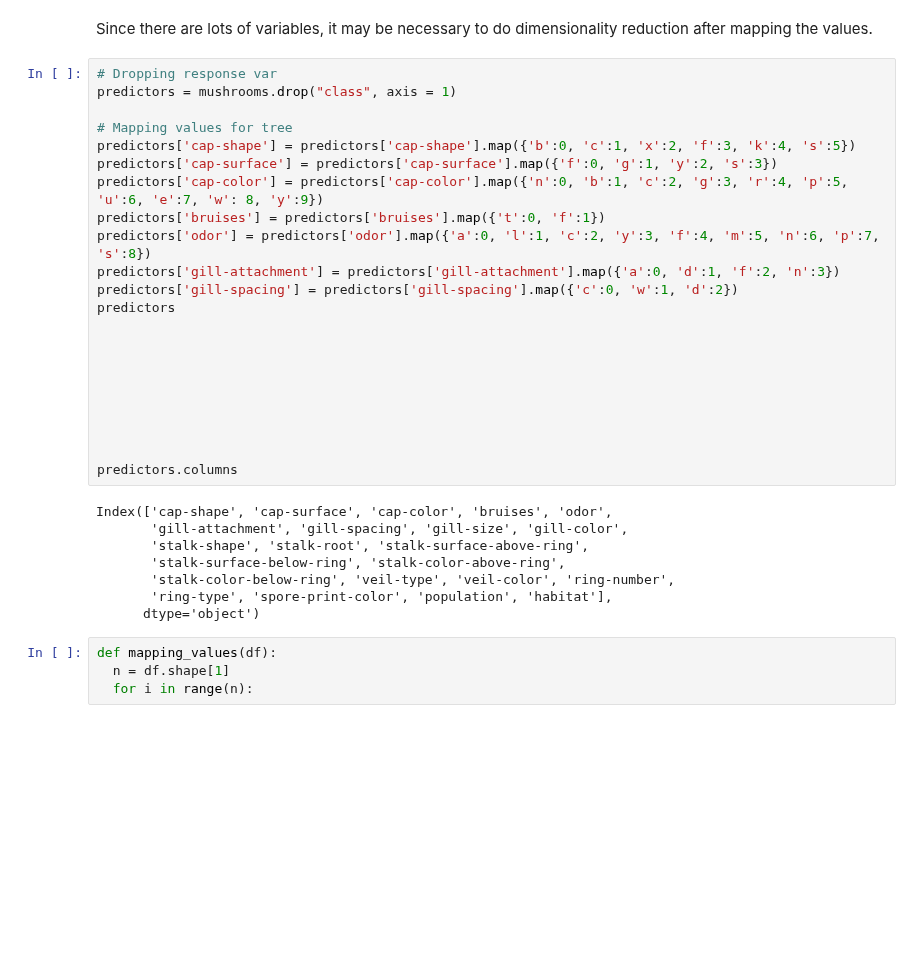
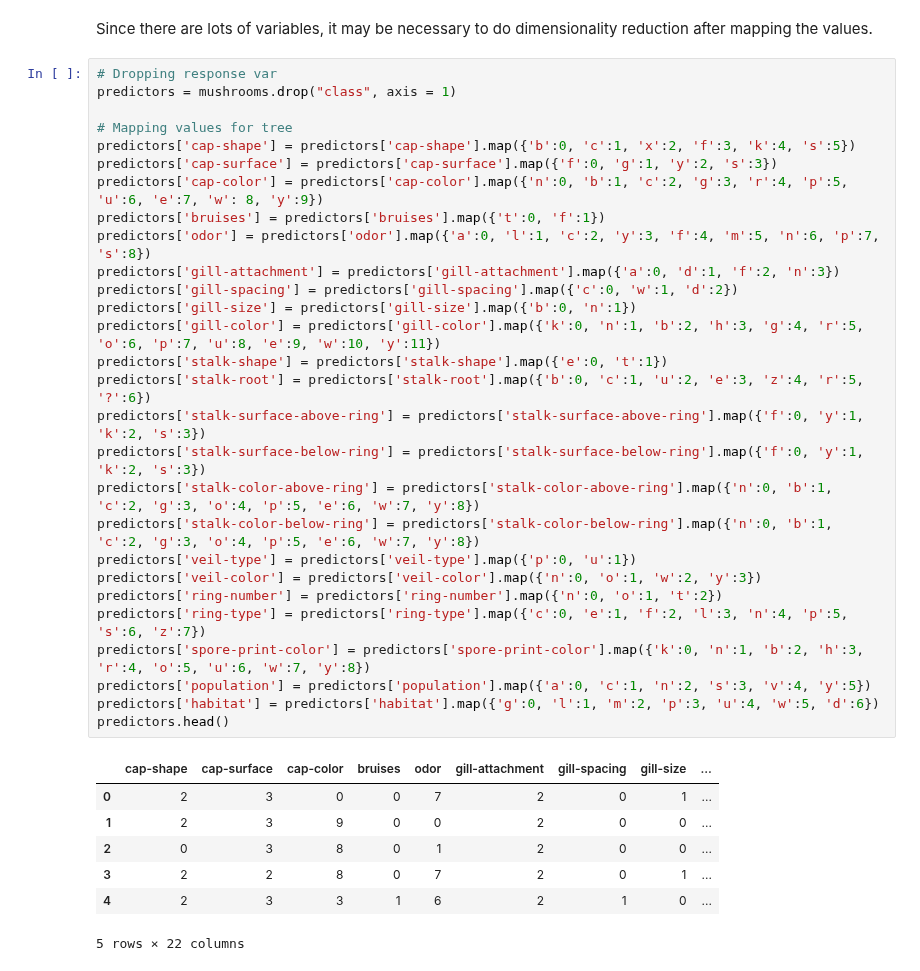
Before and after one commit to austinkirwin/public-projects, a Jupyter notebook: Python_projects/RandomForest/RandomForestModel.ipynb, the cells around one changed output. Cells and saved outputs as stored; diff of their text form; blank space fills up the shorter version.

```diff
--- a/Python_projects/RandomForest/RandomForestModel.ipynb
+++ b/Python_projects/RandomForest/RandomForestModel.ipynb
@@ -171,34 +173,36 @@ Since there are lots of variables, it may be necessary to do dimensionality redu
 # %%
 # Dropping response var
 predictors = mushrooms.drop("class", axis = 1)
 
 # Mapping values for tree
 predictors['cap-shape'] = predictors['cap-shape'].map({'b':0, 'c':1, 'x':2, 'f':3, 'k':4, 's':5})
 predictors['cap-surface'] = predictors['cap-surface'].map({'f':0, 'g':1, 'y':2, 's':3})
 predictors['cap-color'] = predictors['cap-color'].map({'n':0, 'b':1, 'c':2, 'g':3, 'r':4, 'p':5, 'u':6, 'e':7, 'w': 8, 'y':9})
 predictors['bruises'] = predictors['bruises'].map({'t':0, 'f':1})
 predictors['odor'] = predictors['odor'].map({'a':0, 'l':1, 'c':2, 'y':3, 'f':4, 'm':5, 'n':6, 'p':7, 's':8})
 predictors['gill-attachment'] = predictors['gill-attachment'].map({'a':0, 'd':1, 'f':2, 'n':3})
 predictors['gill-spacing'] = predictors['gill-spacing'].map({'c':0, 'w':1, 'd':2})
-predictors
-
-
-
-
-
-
-
-
-predictors.columns
+predictors['gill-size'] = predictors['gill-size'].map({'b':0, 'n':1})
+predictors['gill-color'] = predictors['gill-color'].map({'k':0, 'n':1, 'b':2, 'h':3, 'g':4, 'r':5, 'o':6, 'p':7, 'u':8, 'e':9, 'w':10, 'y':11})
+predictors['stalk-shape'] = predictors['stalk-shape'].map({'e':0, 't':1})
+predictors['stalk-root'] = predictors['stalk-root'].map({'b':0, 'c':1, 'u':2, 'e':3, 'z':4, 'r':5, '?':6})
+predictors['stalk-surface-above-ring'] = predictors['stalk-surface-above-ring'].map({'f':0, 'y':1, 'k':2, 's':3})
+predictors['stalk-surface-below-ring'] = predictors['stalk-surface-below-ring'].map({'f':0, 'y':1, 'k':2, 's':3})
+predictors['stalk-color-above-ring'] = predictors['stalk-color-above-ring'].map({'n':0, 'b':1, 'c':2, 'g':3, 'o':4, 'p':5, 'e':6, 'w':7, 'y':8})
+predictors['stalk-color-below-ring'] = predictors['stalk-color-below-ring'].map({'n':0, 'b':1, 'c':2, 'g':3, 'o':4, 'p':5, 'e':6, 'w':7, 'y':8})
+predictors['veil-type'] = predictors['veil-type'].map({'p':0, 'u':1})
+predictors['veil-color'] = predictors['veil-color'].map({'n':0, 'o':1, 'w':2, 'y':3})
+predictors['ring-number'] = predictors['ring-number'].map({'n':0, 'o':1, 't':2})
+predictors['ring-type'] = predictors['ring-type'].map({'c':0, 'e':1, 'f':2, 'l':3, 'n':4, 'p':5, 's':6, 'z':7})
+predictors['spore-print-color'] = predictors['spore-print-color'].map({'k':0, 'n':1, 'b':2, 'h':3, 'r':4, 'o':5, 'u':6, 'w':7, 'y':8})
+predictors['population'] = predictors['population'].map({'a':0, 'c':1, 'n':2, 's':3, 'v':4, 'y':5})
+predictors['habitat'] = predictors['habitat'].map({'g':0, 'l':1, 'm':2, 'p':3, 'u':4, 'w':5, 'd':6})
+predictors.head()
 # %% [output]
+|  | cap-shape | cap-surface | cap-color | bruises | odor | gill-attachment | gill-spacing | gill-size | ... |
+| 0 | 2 | 3 | 0 | 0 | 7 | 2 | 0 | 1 | ... |
+| 1 | 2 | 3 | 9 | 0 | 0 | 2 | 0 | 0 | ... |
+| 2 | 0 | 3 | 8 | 0 | 1 | 2 | 0 | 0 | ... |
+| 3 | 2 | 2 | 8 | 0 | 7 | 2 | 0 | 1 | ... |
+| 4 | 2 | 3 | 3 | 1 | 6 | 2 | 1 | 0 | ... |
-Index(['cap-shape', 'cap-surface', 'cap-color', 'bruises', 'odor',
-       'gill-attachment', 'gill-spacing', 'gill-size', 'gill-color',
-       'stalk-shape', 'stalk-root', 'stalk-surface-above-ring',
-       'stalk-surface-below-ring', 'stalk-color-above-ring',
-       'stalk-color-below-ring', 'veil-type', 'veil-color', 'ring-number',
-       'ring-type', 'spore-print-color', 'population', 'habitat'],
-      dtype='object')
+5 rows × 22 columns
-# %%
-def mapping_values(df):
-  n = df.shape[1]
-  for i in range(n):
```
Also changed, not shown: parts of 7 cells of this notebook.
